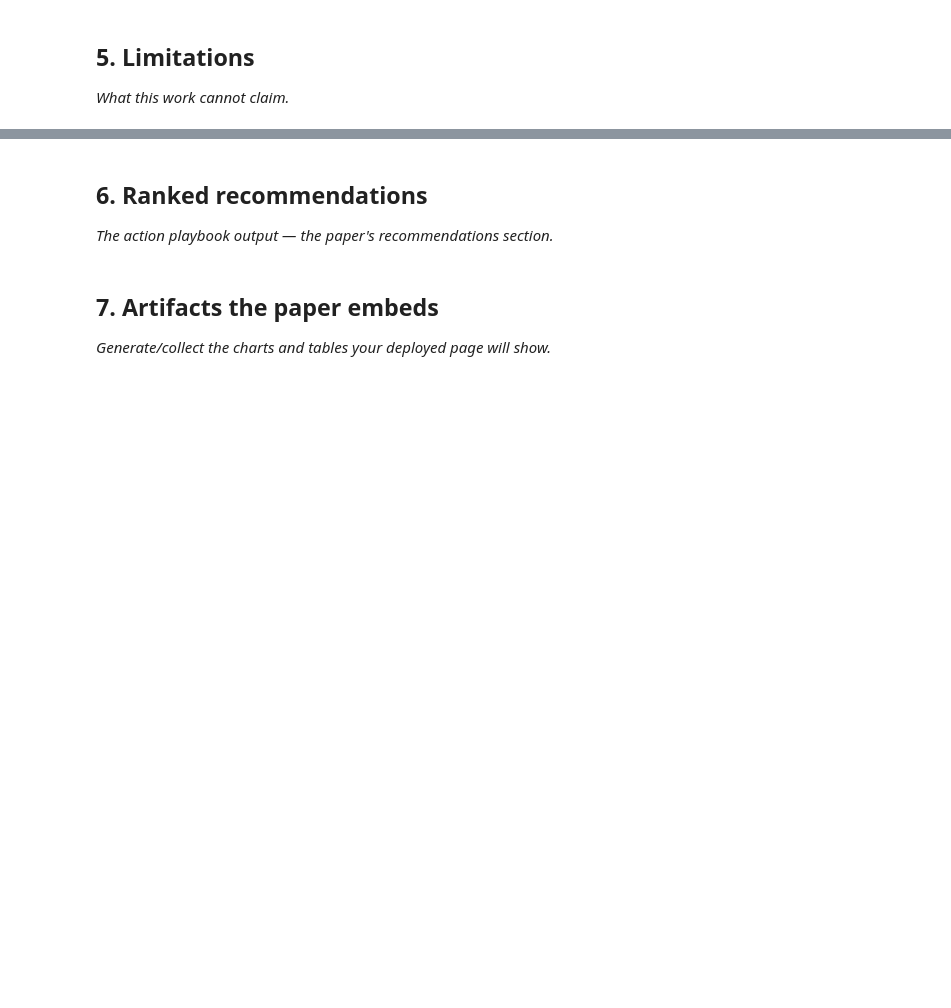
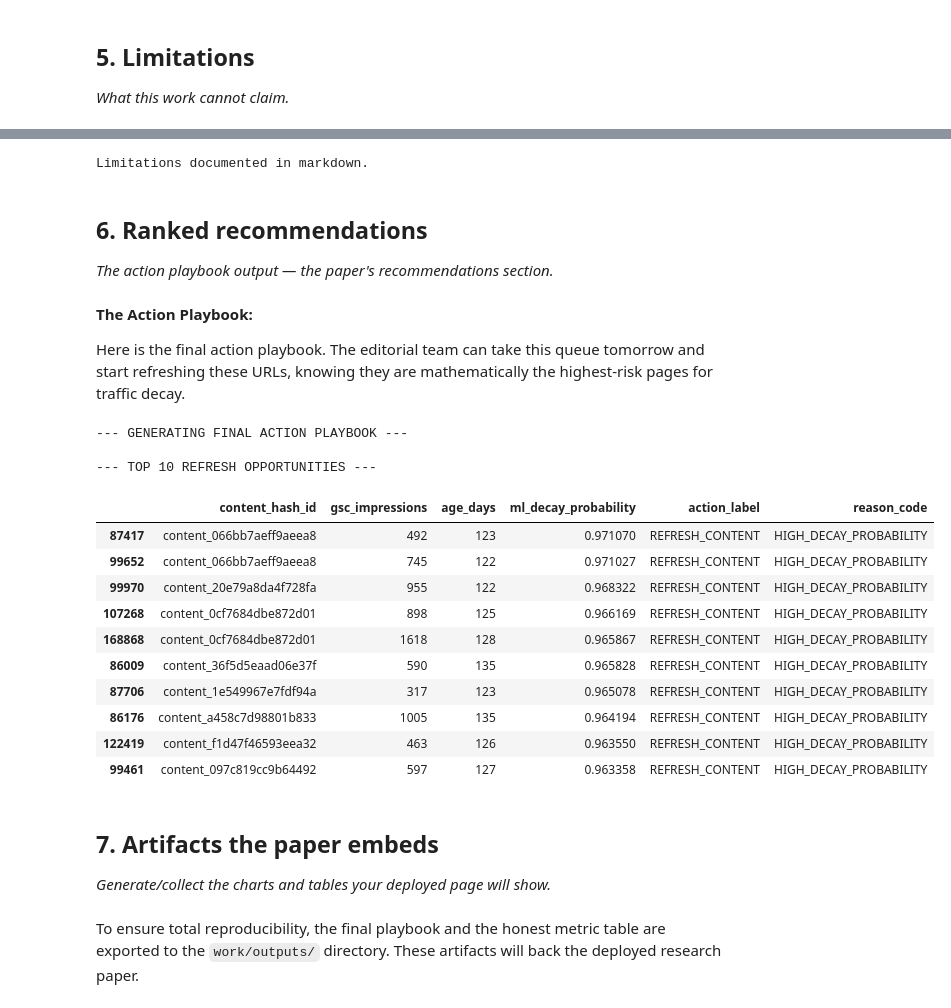
Before and after one commit to Usaf007/flyrankai-ml-internship, a Jupyter notebook: work/notebooks/capstone.ipynb, the cells around one changed output, grey strips where cells are left out. Drawn from its saved outputs; the diff is of its cells as text; code cells hidden in the pictures; blank space fills up the shorter version.

Commit message:
Complete capstone model and baseline comparison

```diff
--- a/work/notebooks/capstone.ipynb
+++ b/work/notebooks/capstone.ipynb
@@ -24,0 +138,27 @@ This skeleton is yours to fill. Work the sections **in order** — each one has
+# %%
+from IPython.display import display
+
+print("--- TRAINING ML MODEL ---")
+# Capping depth at 10 to prevent the model from memorizing the training data
+clf = RandomForestClassifier(n_estimators=100, max_depth=10, random_state=42)
+clf.fit(X_train, y_train)
+
+# Grab probabilities for the test set
+rf_probs = clf.predict_proba(X_test)[:, 1]
+baseline_scores_test = df_raw.loc[idx_test, 'baseline_score']
+
+# Calculate AUC for both approaches
+rf_auc = roc_auc_score(y_test, rf_probs)
+baseline_auc = roc_auc_score(y_test, baseline_scores_test)
+
+print("\n--- RESULTS: MODEL VS BASELINE (HONEST TABLE) ---")
+results_df = pd.DataFrame({
+    'System': ['Week 4 Heuristic Baseline', 'Random Forest Classifier'],
+    'ROC-AUC': [round(baseline_auc, 4), round(rf_auc, 4)]
+})
+
+# Render the table
+display(results_df)
+
+lift = ((rf_auc - baseline_auc) / baseline_auc) * 100
+print(f"\nConclusion: The ML Model achieved a {lift:.2f}% lift in ranking accuracy over the baseline.")
@@ -29,8 +182,49 @@ This skeleton is yours to fill. Work the sections **in order** — each one has
+# %%
+print("Limitations documented in markdown.")
+# %% [output]
+Limitations documented in markdown.
 # %% [markdown]
 ## 6. Ranked recommendations
 
 *The action playbook output — the paper's recommendations section.*
+# %% [markdown]
+**The Action Playbook:**
+
+Here is the final action playbook. The editorial team can take this queue tomorrow and start refreshing these URLs, knowing they are mathematically the highest-risk pages for traffic decay.
+# %%
+print("--- GENERATING FINAL ACTION PLAYBOOK ---")
+
+# Merge our ML predictions back onto the test dataframe
+playbook = df_raw.loc[idx_test].copy()
+playbook['ml_decay_probability'] = rf_probs
+playbook['action_label'] = 'REFRESH_CONTENT'
+playbook['reason_code'] = 'HIGH_DECAY_PROBABILITY'
+
+# Sort targets by probability of decay, using historical traffic as a tie-breaker
+playbook = playbook.sort_values(by=['ml_decay_probability', 'gsc_impressions'], ascending=[False, False])
+top_recommendations = playbook[['content_hash_id', 'gsc_impressions', 'age_days', 'ml_decay_probability', 'action_label', 'reason_code']].head(10)
+
+print("\n--- TOP 10 REFRESH OPPORTUNITIES ---")
+# Render the table
+display(top_recommendations)
+# %% [output]
+--- GENERATING FINAL ACTION PLAYBOOK ---
+
+--- TOP 10 REFRESH OPPORTUNITIES ---
+|  | content_hash_id | gsc_impressions | age_days | ml_decay_probability | action_label | reason_code |
+| 87417 | content_066bb7aeff9aeea8 | 492 | 123 | 0.971070 | REFRESH_CONTENT | HIGH_DECAY_PROBABILITY |
+| 99652 | content_066bb7aeff9aeea8 | 745 | 122 | 0.971027 | REFRESH_CONTENT | HIGH_DECAY_PROBABILITY |
+| 99970 | content_20e79a8da4f728fa | 955 | 122 | 0.968322 | REFRESH_CONTENT | HIGH_DECAY_PROBABILITY |
+| 107268 | content_0cf7684dbe872d01 | 898 | 125 | 0.966169 | REFRESH_CONTENT | HIGH_DECAY_PROBABILITY |
+| 168868 | content_0cf7684dbe872d01 | 1618 | 128 | 0.965867 | REFRESH_CONTENT | HIGH_DECAY_PROBABILITY |
+| 86009 | content_36f5d5eaad06e37f | 590 | 135 | 0.965828 | REFRESH_CONTENT | HIGH_DECAY_PROBABILITY |
+| 87706 | content_1e549967e7fdf94a | 317 | 123 | 0.965078 | REFRESH_CONTENT | HIGH_DECAY_PROBABILITY |
+| 86176 | content_a458c7d98801b833 | 1005 | 135 | 0.964194 | REFRESH_CONTENT | HIGH_DECAY_PROBABILITY |
+| 122419 | content_f1d47f46593eea32 | 463 | 126 | 0.963550 | REFRESH_CONTENT | HIGH_DECAY_PROBABILITY |
+| 99461 | content_097c819cc9b64492 | 597 | 127 | 0.963358 | REFRESH_CONTENT | HIGH_DECAY_PROBABILITY |
 # %% [markdown]
 ## 7. Artifacts the paper embeds
 
 *Generate/collect the charts and tables your deployed page will show.*
+# %% [markdown]
+To ensure total reproducibility, the final playbook and the honest metric table are exported to the `work/outputs/` directory. These artifacts will back the deployed research paper.
```
Also changed, not shown: parts of 10 cells of this notebook.
